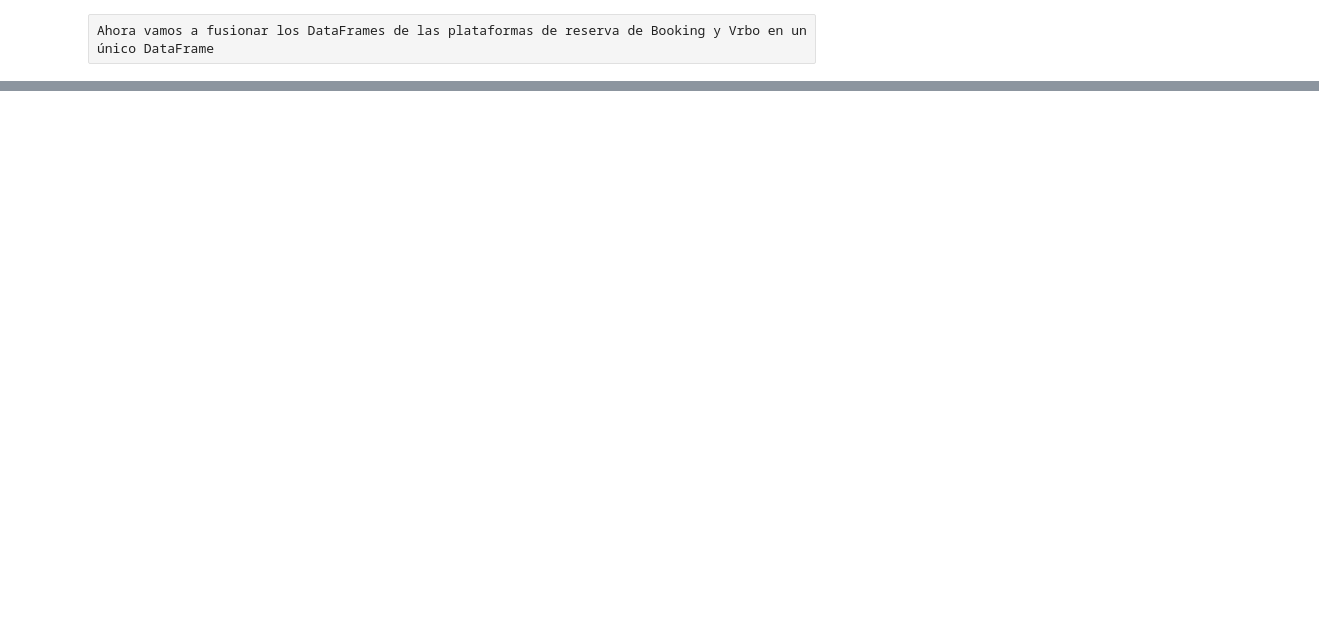
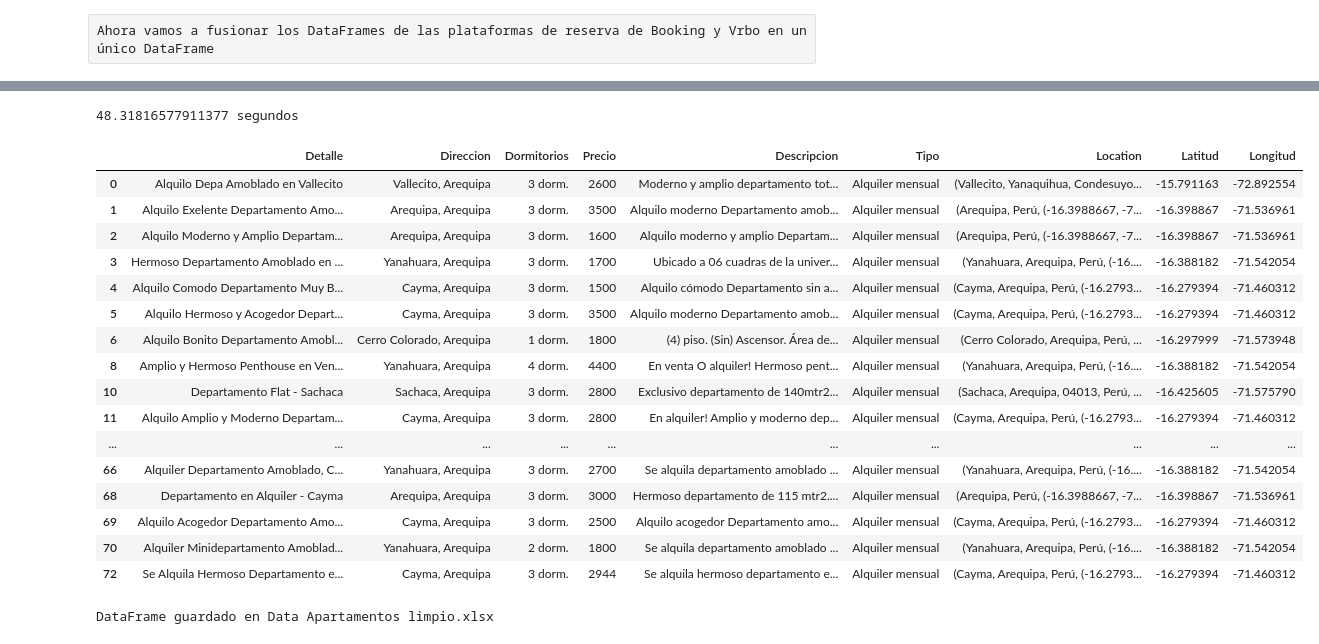
Before and after one commit to GCG251/Proyecto-Alojamientos-AQP, a Jupyter notebook: Proyecto_alojamientos.ipynb, the cells around one changed output, grey strips where cells are left out. Saved outputs shown, nothing was run; the diff lists cells and outputs as text; code cells hidden in the pictures; blank space fills up the shorter version.

Commit message:
Se agrego la latitud y longitud a las direcciones para cada de alojamiento con geopy

```diff
--- a/Proyecto_alojamientos.ipynb
+++ b/Proyecto_alojamientos.ipynb
@@ -267,0 +534,5 @@ DataFrame guardado en Data Apartamentos limpio.xlsx
+# %%
+#Encontramos que habian datos erroneo en el dataframe, el cual correspondia a apartamentos en venta
+#Procedemos a eliminar esas filas
+data_apartamentos = data_apartamentos[data_apartamentos['Precio'] <= 9999]
+data_apartamentos
@@ -267,0 +553,12 @@ DataFrame guardado en Data Apartamentos limpio.xlsx
+# %%
+#De igual manera, encontramos que habian departamentos que se encontraban fuera de AQP, por lo que deberian ser eliminadas esas filas.
+# Filtrar el DataFrame para mantener solo las filas que contienen 'Arequipa' en la columna 'Direccion' y eliminar el resto
+data_apartamentos = data_apartamentos[data_apartamentos['Direccion'].str.contains('Arequipa', case=False, na=False)]
+
+#Ahora procederemos a agregar una columna extra que contenga el tipo de alojamiento
+tipo_alojamiento = 'Alquiler mensual'
+
+data_apartamentos['Tipo']= tipo_alojamiento
+
+#Visualizamos el dataframe ya limpio
+data_apartamentos
@@ -267,0 +583,54 @@ DataFrame guardado en Data Apartamentos limpio.xlsx
+# %%
+#Procederemos ahora a extraer las coordenadas de los distritos de cada direccion
+# Utilizamos geolocator con un user agent cualquiera
+geolocator = Nominatim(user_agent='Arequipa-Peru')
+
+# Utilizamos geocode para extraer la location basada en el distrito
+start = time.time()
+
+# Geocode
+geocode = RateLimiter(geolocator.geocode, min_delay_seconds=1)
+
+# Establecemos la nueva columna de location
+data_apartamentos['Location'] = data_apartamentos['Direccion'].apply(geocode)
+
+# Una vez encontrada la location, extraemos las coordenadas en columnas separadas
+data_apartamentos['Latitud'] = data_apartamentos['Location'].apply(lambda x: x.latitude if x else None)
+data_apartamentos['Longitud'] = data_apartamentos['Location'].apply(lambda x: x.longitude if x else None)
+
+# Finalizamos la función de tiempo
+end = time.time()
+elapsed = end - start
+
+# Visualizamos el dataframe
+print(str(elapsed) + " segundos")
+# data_airbnb.drop('Location', axis=1, inplace=True)  # Opcional: eliminar la columna 'Location' si ya no es necesaria
+data_apartamentos
+# %% [output]
+48.31816577911377 segundos
+|  | Detalle | Direccion | Dormitorios | Precio | Descripcion | Tipo | Location | Latitud | Longitud |
+| 0 | Alquilo Depa Amoblado en Vallecito | Vallecito, Arequipa | 3 dorm. | 2600 | Moderno y amplio departamento tot... | Alquiler mensual | (Vallecito, Yanaquihua, Condesuyo... | -15.791163 | -72.892554 |
+| 1 | Alquilo Exelente Departamento Amo... | Arequipa, Arequipa | 3 dorm. | 3500 | Alquilo moderno Departamento amob... | Alquiler mensual | (Arequipa, Perú, (-16.3988667, -7... | -16.398867 | -71.536961 |
+| 2 | Alquilo Moderno y Amplio Departam... | Arequipa, Arequipa | 3 dorm. | 1600 | Alquilo moderno y amplio Departam... | Alquiler mensual | (Arequipa, Perú, (-16.3988667, -7... | -16.398867 | -71.536961 |
+| 3 | Hermoso Departamento Amoblado en ... | Yanahuara, Arequipa | 3 dorm. | 1700 | Ubicado a 06 cuadras de la univer... | Alquiler mensual | (Yanahuara, Arequipa, Perú, (-16.... | -16.388182 | -71.542054 |
+| 4 | Alquilo Comodo Departamento Muy B... | Cayma, Arequipa | 3 dorm. | 1500 | Alquilo cómodo Departamento sin a... | Alquiler mensual | (Cayma, Arequipa, Perú, (-16.2793... | -16.279394 | -71.460312 |
+| 5 | Alquilo Hermoso y Acogedor Depart... | Cayma, Arequipa | 3 dorm. | 3500 | Alquilo moderno Departamento amob... | Alquiler mensual | (Cayma, Arequipa, Perú, (-16.2793... | -16.279394 | -71.460312 |
+| 6 | Alquilo Bonito Departamento Amobl... | Cerro Colorado, Arequipa | 1 dorm. | 1800 | (4) piso. (Sin) Ascensor. Área de... | Alquiler mensual | (Cerro Colorado, Arequipa, Perú, ... | -16.297999 | -71.573948 |
+| 8 | Amplio y Hermoso Penthouse en Ven... | Yanahuara, Arequipa | 4 dorm. | 4400 | En venta O alquiler! Hermoso pent... | Alquiler mensual | (Yanahuara, Arequipa, Perú, (-16.... | -16.388182 | -71.542054 |
+| 10 | Departamento Flat - Sachaca | Sachaca, Arequipa | 3 dorm. | 2800 | Exclusivo departamento de 140mtr2... | Alquiler mensual | (Sachaca, Arequipa, 04013, Perú, ... | -16.425605 | -71.575790 |
+| 11 | Alquilo Amplio y Moderno Departam... | Cayma, Arequipa | 3 dorm. | 2800 | En alquiler! Amplio y moderno dep... | Alquiler mensual | (Cayma, Arequipa, Perú, (-16.2793... | -16.279394 | -71.460312 |
+| ... | ... | ... | ... | ... | ... | ... | ... | ... | ... |
+| 66 | Alquiler Departamento Amoblado, C... | Yanahuara, Arequipa | 3 dorm. | 2700 | Se alquila departamento amoblado ... | Alquiler mensual | (Yanahuara, Arequipa, Perú, (-16.... | -16.388182 | -71.542054 |
+| 68 | Departamento en Alquiler - Cayma | Arequipa, Arequipa | 3 dorm. | 3000 | Hermoso departamento de 115 mtr2.... | Alquiler mensual | (Arequipa, Perú, (-16.3988667, -7... | -16.398867 | -71.536961 |
+| 69 | Alquilo Acogedor Departamento Amo... | Cayma, Arequipa | 3 dorm. | 2500 | Alquilo acogedor Departamento amo... | Alquiler mensual | (Cayma, Arequipa, Perú, (-16.2793... | -16.279394 | -71.460312 |
+| 70 | Alquiler Minidepartamento Amoblad... | Yanahuara, Arequipa | 2 dorm. | 1800 | Se alquila departamento amoblado ... | Alquiler mensual | (Yanahuara, Arequipa, Perú, (-16.... | -16.388182 | -71.542054 |
+| 72 | Se Alquila Hermoso Departamento e... | Cayma, Arequipa | 3 dorm. | 2944 | Se alquila hermoso departamento e... | Alquiler mensual | (Cayma, Arequipa, Perú, (-16.2793... | -16.279394 | -71.460312 |
+# %%
+#Procedemos a guardar el dataframe en un archivo xlsx nuevo
+nombre_archivo = 'Data Apartamentos limpio.xlsx'
+
+data_apartamentos.to_excel(nombre_archivo, index=False)  # El argumento index=False evita que se incluyan los índices en el archivo
+
+print(f'DataFrame guardado en {nombre_archivo}')
+# %% [output]
+DataFrame guardado en Data Apartamentos limpio.xlsx
```
Also changed, not shown: parts of 19 cells of this notebook.
